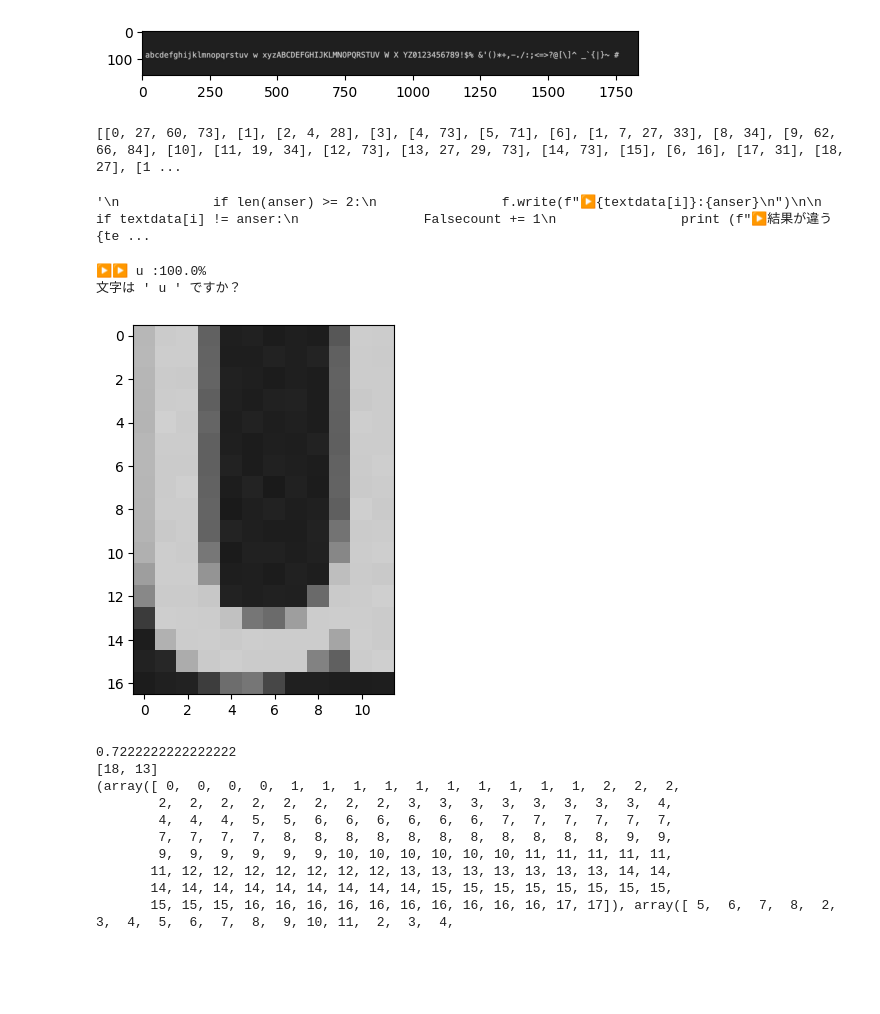
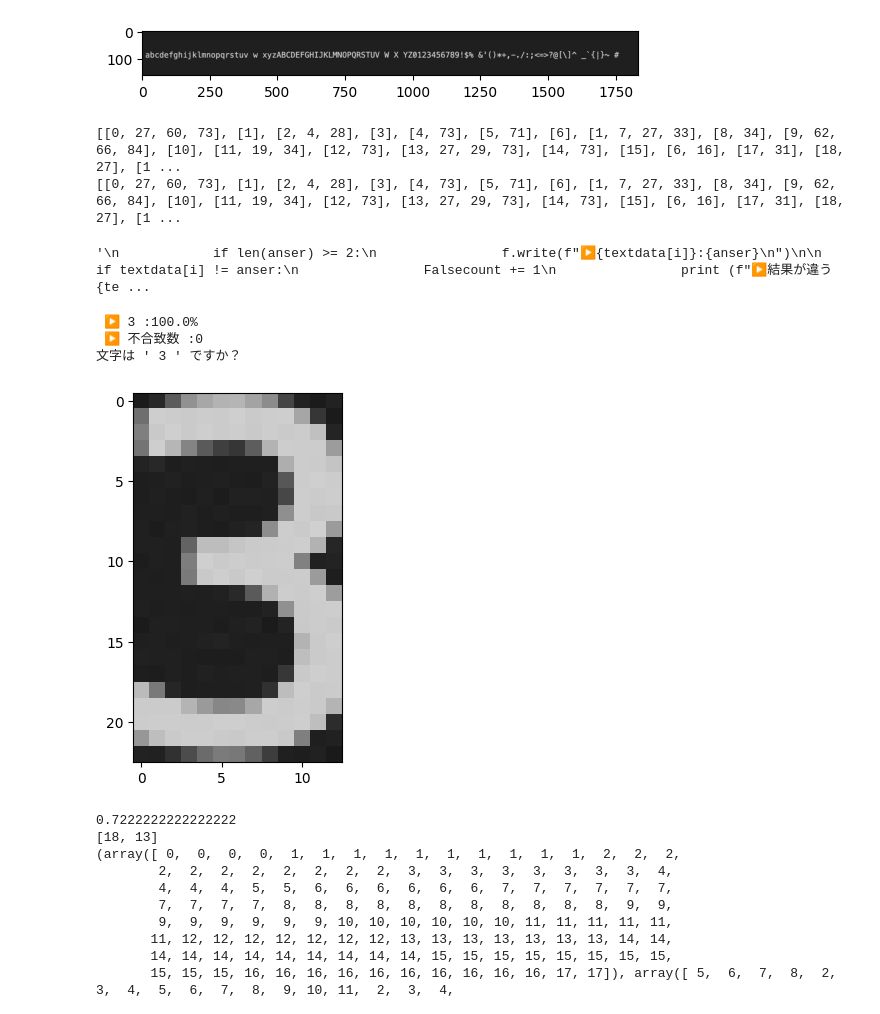
Before and after one commit to mtur2007/OCR_Reader, a Jupyter notebook: txtreader_Mk-II/textreader_Mk-II.ipynb, the cells around one changed output. Cells and saved outputs as stored; diff of their text form; code cells hidden in the pictures; blank space fills up the shorter version.

```diff
--- a/txtreader_Mk-II/textreader_Mk-II.ipynb
+++ b/txtreader_Mk-II/textreader_Mk-II.ipynb
@@ -584,14 +584,14 @@ with open("testanser_printfile.txt", "w")as f:
 
 
     retest[0] = SET_numbertxt(retest[0],1)
-    retest[1] = SET_numbertxt(retest[1],0)
+    retest_copy = SET_numbertxt(retest[1],0)
 
     numdata = ""
     txtdata = ""
 
     for num in range(len(retest[0][0])):
         printlist = []
-        for txt in retest[1][num]:
+        for txt in retest_copy[num]:
             printlist.append(txt)
 
         if len(printlist) >= 2:
@@ -618,6 +618,7 @@ with open("testanser_printfile.txt", "w")as f:
     #print(f"\n検証結果[合致数{Truecount}, 誤検知数{Falsecount}]\n")
 # %% [output]
 [[0, 27, 60, 73], [1], [2, 4, 28], [3], [4, 73], [5, 71], [6], [1, 7, 27, 33], [8, 34], [9, 62, 66, 84], [10], [11, 19, 34], [12, 73], [13, 27, 29, 73], [14, 73], [15], [6, 16], [17, 31], [18, 27], [1 ...
+[[0, 27, 60, 73], [1], [2, 4, 28], [3], [4, 73], [5, 71], [6], [1, 7, 27, 33], [8, 34], [9, 62, 66, 84], [10], [11, 19, 34], [12, 73], [13, 27, 29, 73], [14, 73], [15], [6, 16], [17, 31], [18, 27], [1 ...
 '\n            if len(anser) >= 2:\n                f.write(f"▶️{textdata[i]}:{anser}\n")\n\n            if textdata[i] != anser:\n                Falsecount += 1\n                print (f"▶️結果が違う {te ...
 # %%
 
@@ -672,20 +667,21 @@ def seach_txt(txtimage,seach_textdatas,kyoyou,dataslist,txt):
 # %%
-line,lennum = 0,20
+line,lennum = 0,55
 #txt = textdata[lennum]
-txt = ""
+txt = "3"
 
 txtimage[line][lennum]
 if len(txtimage[line][lennum]) != 0:
     print(f"文字は ' {seach_txt(txtimage[line][lennum],seach_textdatas,0.15,dataslist,txt)} ' ですか？")
     #print(textdata[num])
     plt.imshow(txtimage[line][lennum])
 
 else:
     print(f"文字は Air判定 です。")
 # %% [output]
-▶️▶️ u :100.0%
-文字は ' u ' ですか？
+ ▶️ 3 :100.0%
+ ▶️ 不合致数 :0
+文字は ' 3 ' ですか？
-[figure, old version]
+[figure, new version]
 # %%
 for line in seach_textdatas:
     if line[3] == "a":
```
Also changed, not shown: parts of 1 cell of this notebook.
